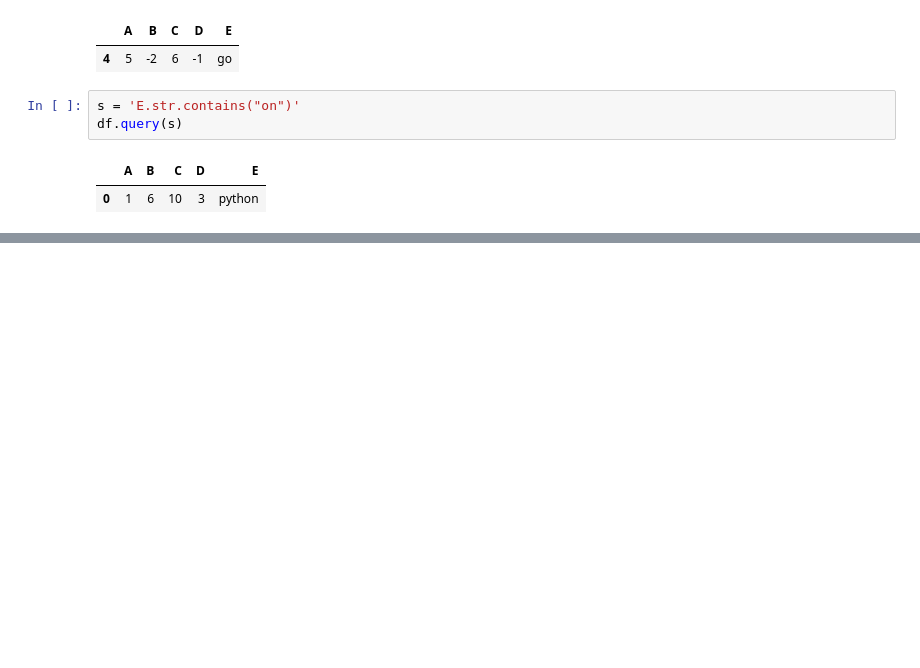
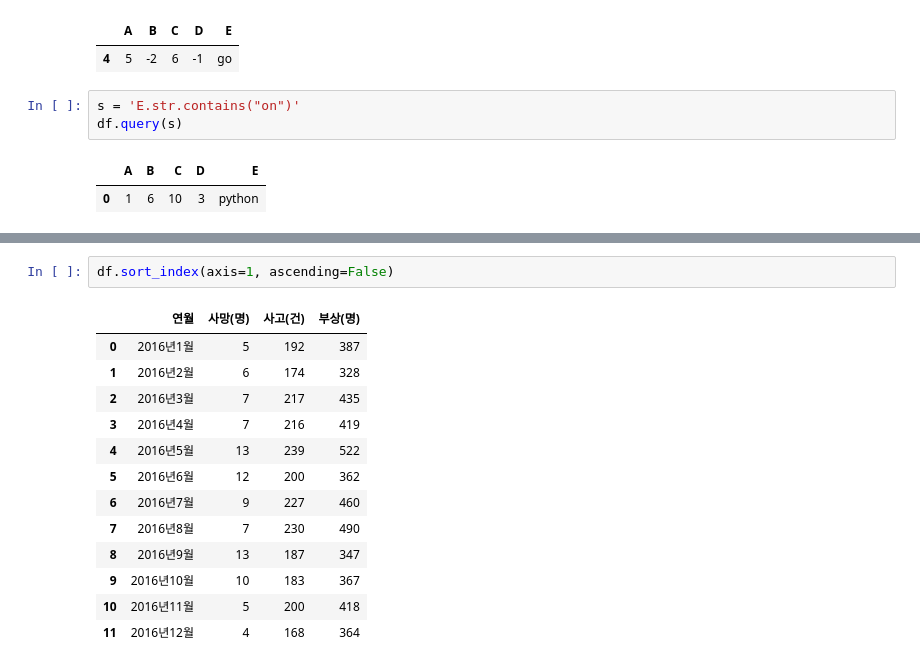
Before and after one commit to EunSeong-Jo/DMU, a Jupyter notebook: 2-sophomore/1st-semester/빅데이터/03w_B_wed_0319_dataframe_application.ipynb, the cells around one changed output, grey strips where cells are left out. Saved outputs shown, nothing was run; the diff lists cells and outputs as text; blank space fills up the shorter version.

```diff
--- a/2-sophomore/1st-semester/빅데이터/03w_B_wed_0319_dataframe_application.ipynb
+++ b/2-sophomore/1st-semester/빅데이터/03w_B_wed_0319_dataframe_application.ipynb
@@ -703,0 +803,16 @@ df.query(s)
+# %%
+df.sort_index(axis=1, ascending=False)
+# %% [output]
+|  | 연월 | 사망(명) | 사고(건) | 부상(명) |
+| 0 | 2016년1월 | 5 | 192 | 387 |
+| 1 | 2016년2월 | 6 | 174 | 328 |
+| 2 | 2016년3월 | 7 | 217 | 435 |
+| 3 | 2016년4월 | 7 | 216 | 419 |
+| 4 | 2016년5월 | 13 | 239 | 522 |
+| 5 | 2016년6월 | 12 | 200 | 362 |
+| 6 | 2016년7월 | 9 | 227 | 460 |
+| 7 | 2016년8월 | 7 | 230 | 490 |
+| 8 | 2016년9월 | 13 | 187 | 347 |
+| 9 | 2016년10월 | 10 | 183 | 367 |
+| 10 | 2016년11월 | 5 | 200 | 418 |
+| 11 | 2016년12월 | 4 | 168 | 364 |
```
Also changed, not shown: parts of 47 cells of this notebook.
